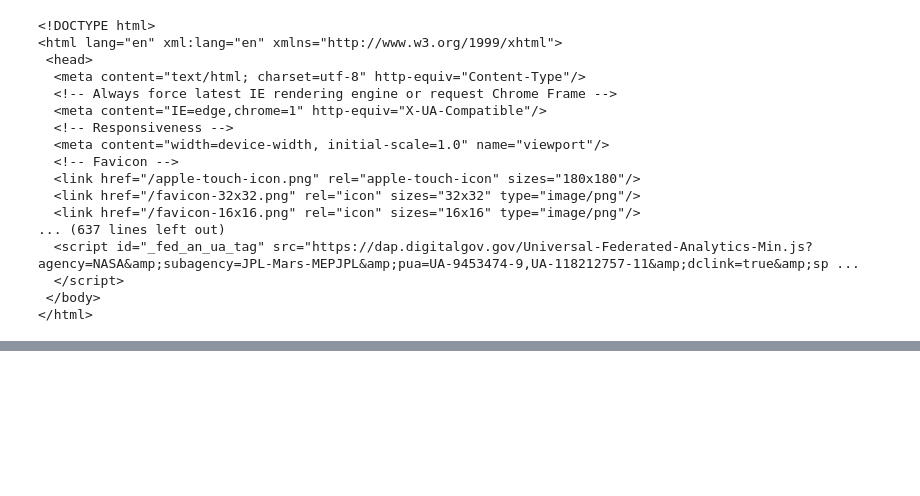
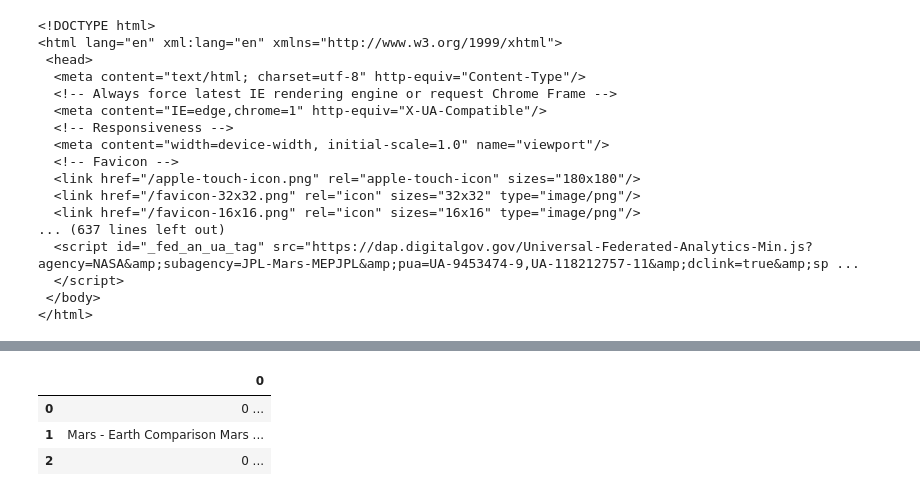
Before and after one commit to khennenf/web-scraping-challenge, a Jupyter notebook: mission_to_mars.ipynb, the cells around one changed output, grey strips where cells are left out. Drawn from its saved outputs; the diff is of its cells as text; code cells hidden in the pictures; blank space fills up the shorter version.

```diff
--- a/mission_to_mars.ipynb
+++ b/mission_to_mars.ipynb
@@ -95,0 +127,13 @@ featured_image_url = 'https://data-class-jpl-space.s3.amazonaws.com/JPL_Space/im
+# %%
+#Get data for information table w/ Pandas
+import pandas as pd
+facts_url = 'https://space-facts.com/mars/'
+tables = pd.read_html(facts_url)
+tables_df = pd.DataFrame(tables)
+tables_df.head()
+# browser.visit(facts_url)
+# %% [output]
+|  | 0 |
+| 0 | 0 ... |
+| 1 | Mars - Earth Comparison Mars ... |
+| 2 | 0 ... |
```
Also changed, not shown: parts of 50 cells of this notebook, 1 other file.
